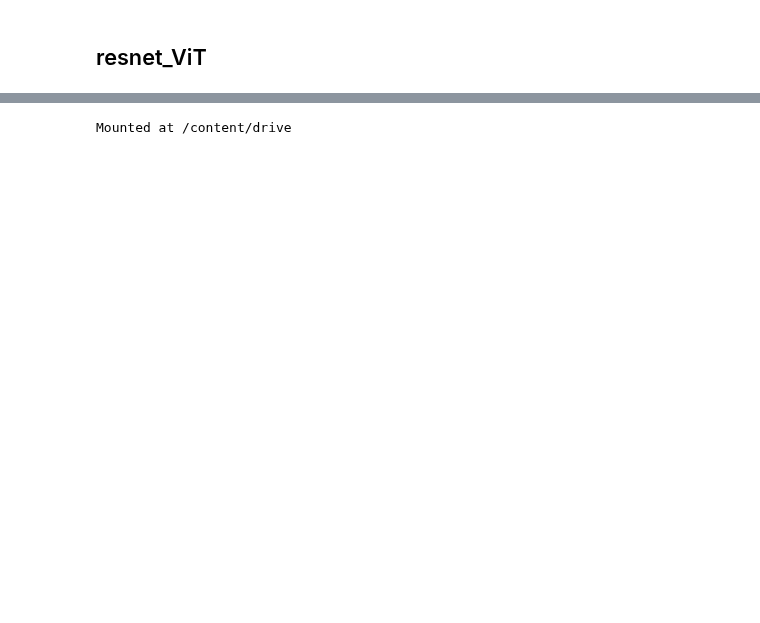
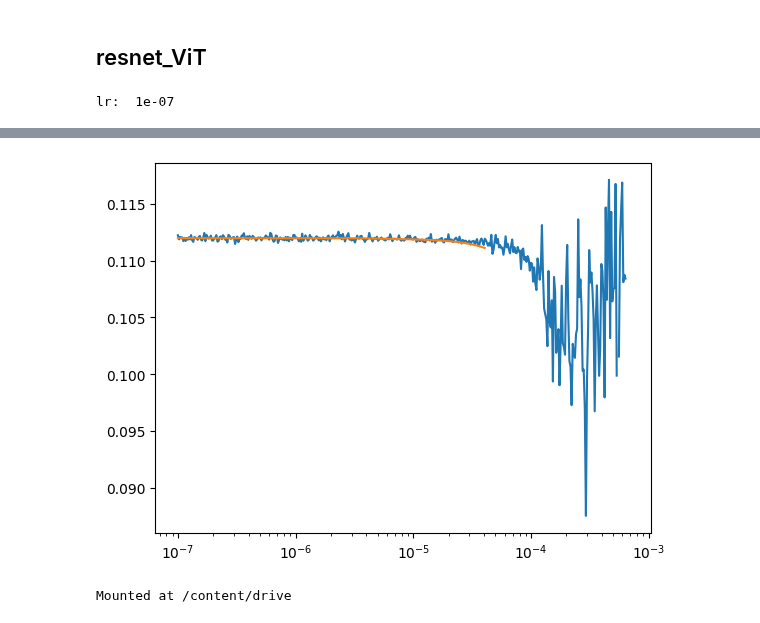
Before and after one commit to eisbetterthanpi/vision, a Jupyter notebook: resnet_ViT.ipynb, the cells around one changed output, grey strips where cells are left out. Cells and saved outputs as stored; diff of their text form; code cells hidden in the pictures; blank space fills up the shorter version.

```diff
--- a/resnet_ViT.ipynb
+++ b/resnet_ViT.ipynb
@@ -522,7 +522,7 @@ class Lamb(Optimizer):
 # torch.autograd.set_detect_anomaly(True)
 epochs=1
 min_lr= 1e-7
-max_lr= 1e-4 # 1e-2
+max_lr= 1e-3 # 1e-2
 # 152: 1e-7 - 1e-4      result 3e-7 - 3e-6
 # inception: 1e-7 - 1e1      result 3e-7 - 3e-6
 
@@ -572,3 +572,5 @@ plt.xscale('log')
 # plt.plot(np.linspace(0,len(train_lst),len(test_lst)), test_lst)
 plt.show()
 plt.close()
+# %% [output]
+lr:  1e-07
@@ -574,0 +589 @@ plt.close()
+[figure, added]
```
Also changed, not shown: parts of 6 cells of this notebook.
